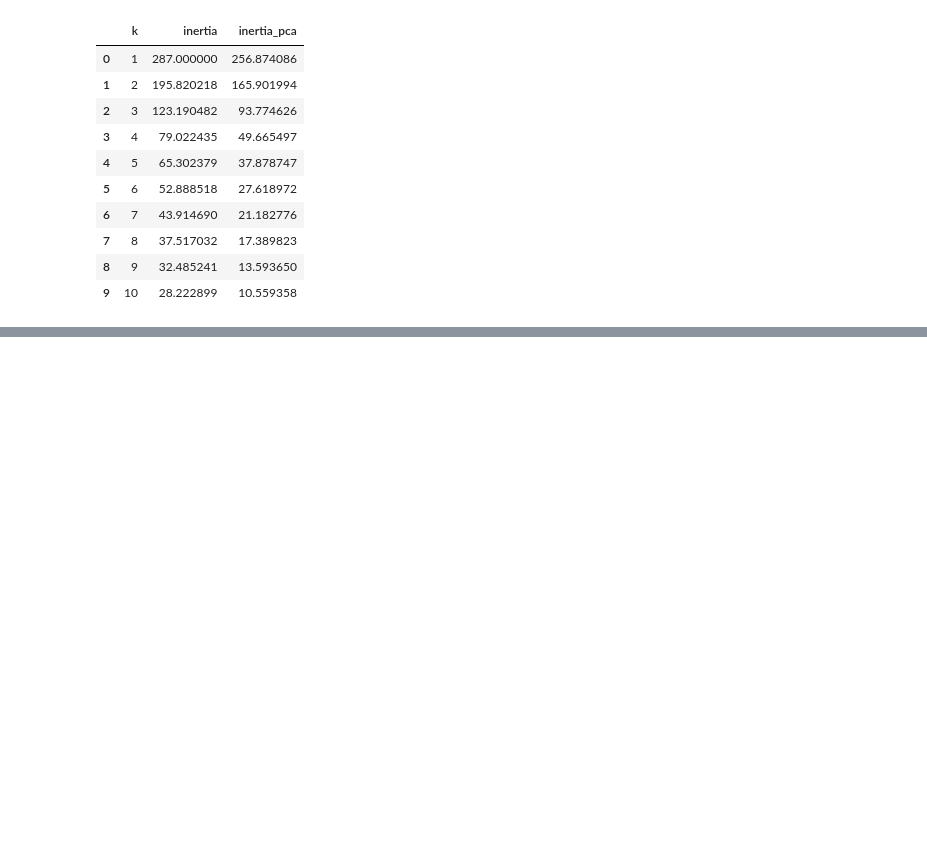
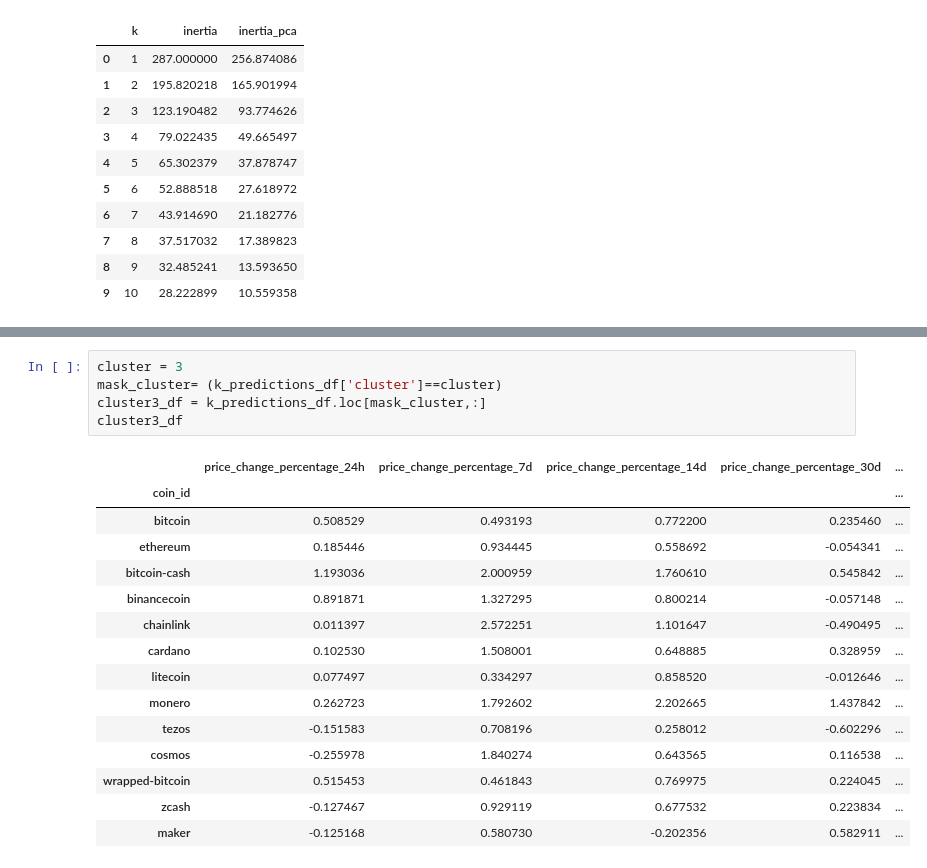
Before and after one commit to bryan-tt/CryptoClustering, a Jupyter notebook: Crypto_Clustering.ipynb, the cells around one changed output, grey strips where cells are left out. Drawn from its saved outputs; the diff is of its cells as text; blank space fills up the shorter version.

```diff
--- a/Crypto_Clustering.ipynb
+++ b/Crypto_Clustering.ipynb
@@ -383,0 +425,21 @@ composite_kmeans_plot
+# %%
+cluster = 3
+mask_cluster= (k_predictions_df['cluster']==cluster)
+cluster3_df = k_predictions_df.loc[mask_cluster,:]
+cluster3_df
+# %% [output]
+|  | price_change_percentage_24h | price_change_percentage_7d | price_change_percentage_14d | price_change_percentage_30d | ... |
+| coin_id |  |  |  |  | ... |
+| bitcoin | 0.508529 | 0.493193 | 0.772200 | 0.235460 | ... |
+| ethereum | 0.185446 | 0.934445 | 0.558692 | -0.054341 | ... |
+| bitcoin-cash | 1.193036 | 2.000959 | 1.760610 | 0.545842 | ... |
+| binancecoin | 0.891871 | 1.327295 | 0.800214 | -0.057148 | ... |
+| chainlink | 0.011397 | 2.572251 | 1.101647 | -0.490495 | ... |
+| cardano | 0.102530 | 1.508001 | 0.648885 | 0.328959 | ... |
+| litecoin | 0.077497 | 0.334297 | 0.858520 | -0.012646 | ... |
+| monero | 0.262723 | 1.792602 | 2.202665 | 1.437842 | ... |
+| tezos | -0.151583 | 0.708196 | 0.258012 | -0.602296 | ... |
+| cosmos | -0.255978 | 1.840274 | 0.643565 | 0.116538 | ... |
+| wrapped-bitcoin | 0.515453 | 0.461843 | 0.769975 | 0.224045 | ... |
+| zcash | -0.127467 | 0.929119 | 0.677532 | 0.223834 | ... |
+| maker | -0.125168 | 0.580730 | -0.202356 | 0.582911 | ... |
```
Also changed, not shown: parts of 21 cells of this notebook.
